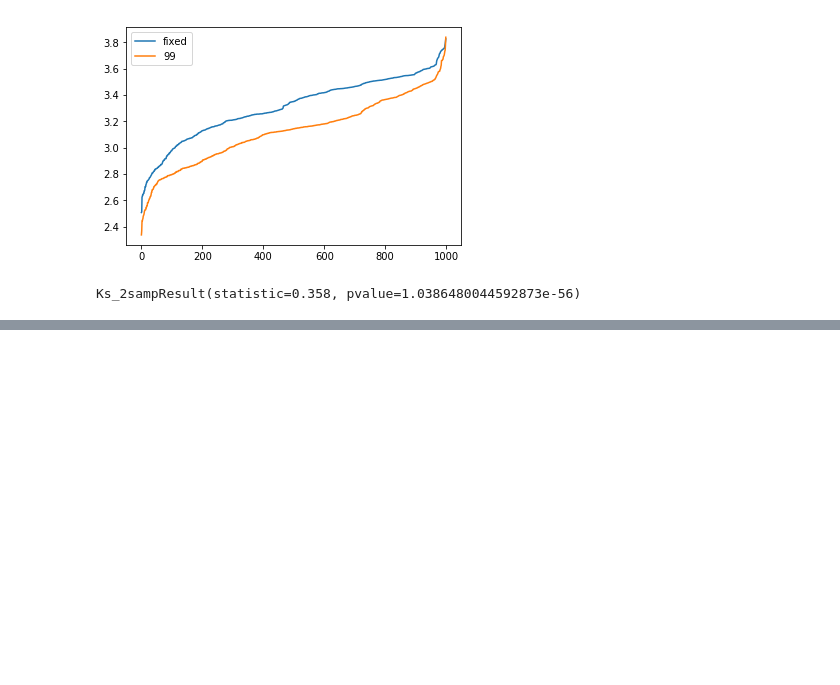
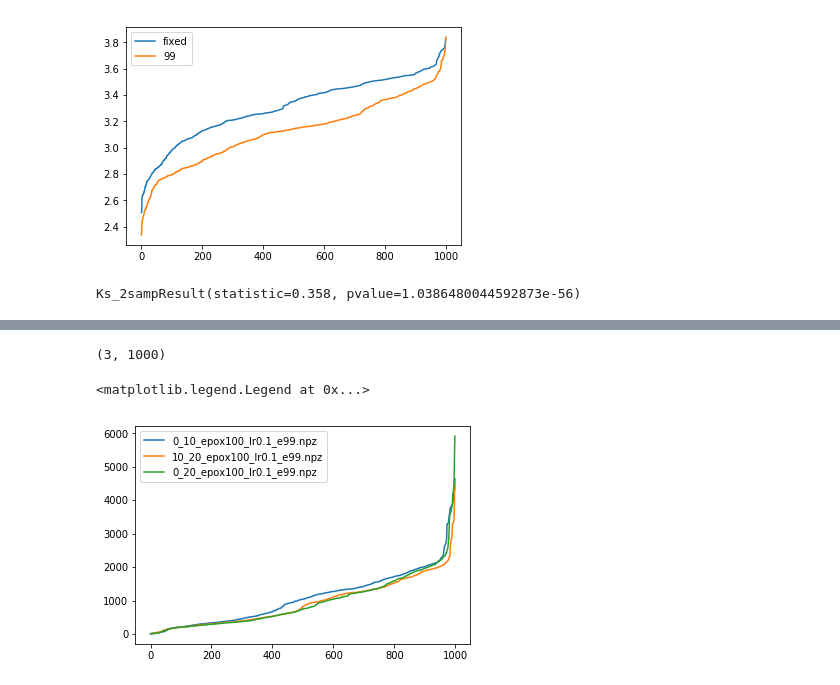
Before and after one commit to fqjin/2048NN, a Jupyter notebook: models/compare_models.ipynb, the cells around one changed output, grey strips where cells are left out. Drawn from its saved outputs; the diff is of its cells as text; code cells hidden in the pictures; blank space fills up the shorter version.

Commit message:
Evaluate training results on games 10-19.

```diff
--- a/models/compare_models.ipynb
+++ b/models/compare_models.ipynb
@@ -46,6 +46,13 @@ First training for 100 epochs on 10 fixed order mcts games.
 # %% [markdown]
 ### From early midgame
 # %%
+results = []
+for i in [0, 49, 99]:
+    dist = np.load('0_10_epox100_lr0.1_e{}.npz'.format(i))
+    scores = np.asarray([dist['scores']]).flatten()
+    scores.sort()
+    results.append(scores)
+results = np.vstack(results)￼
 results = []
 for i in [0, 49, 99]:
     dist = np.load('0_10_epox100_lr0.1_e{}.npz'.format(i))
@@ -55,6 +62,27 @@ for i in [0, 49, 99]:
 results = np.vstack(results)
 print(results.shape)
 logresults = np.log10(results + 1)
+(3, 1000)
+In [3]:
+￼
+for i in range(len(results)):
+    plt.plot(results[i])
+plt.legend([0, 49, 99])
+Out[3]:
+<matplotlib.legend.Legend at 0x1e72dd532e8>
+￼
+In [4]:
+￼
+for i in range(len(logresults)):
+    plt.plot(logresults[i])
+plt.legend([0, 49, 99])
+Out[4]:
+<matplotlib.legend.Legend at 0x1e72ddcfe80>
+￼
+In [5]:
+
+print(results.shape)
+logresults = np.log10(results + 1)
 # %% [output]
 (3, 1000)
 # %%
@@ -146,0 +179,22 @@ Ks_2sampResult(statistic=0.358, pvalue=1.0386480044592873e-56)
+# %%
+results = []
+names = ['0_10_epox100_lr0.1_e99.npz',
+        '10_20_epox100_lr0.1_e99.npz',
+         '0_20_epox100_lr0.1_e99.npz']
+for name in names:
+    dist = np.load(name)
+    scores = np.asarray([dist['scores']]).flatten()
+    scores.sort()
+    results.append(scores)
+results = np.vstack(results)
+print(results.shape)
+logresults = np.log10(results + 1)
+# %% [output]
+(3, 1000)
+# %%
+for i in range(len(results)):
+    plt.plot(results[i])
+plt.legend(names)
+# %% [output]
+<matplotlib.legend.Legend at 0x...>
+[figure, added]
```
Also changed, not shown: parts of 15 cells of this notebook, 4 other files.
